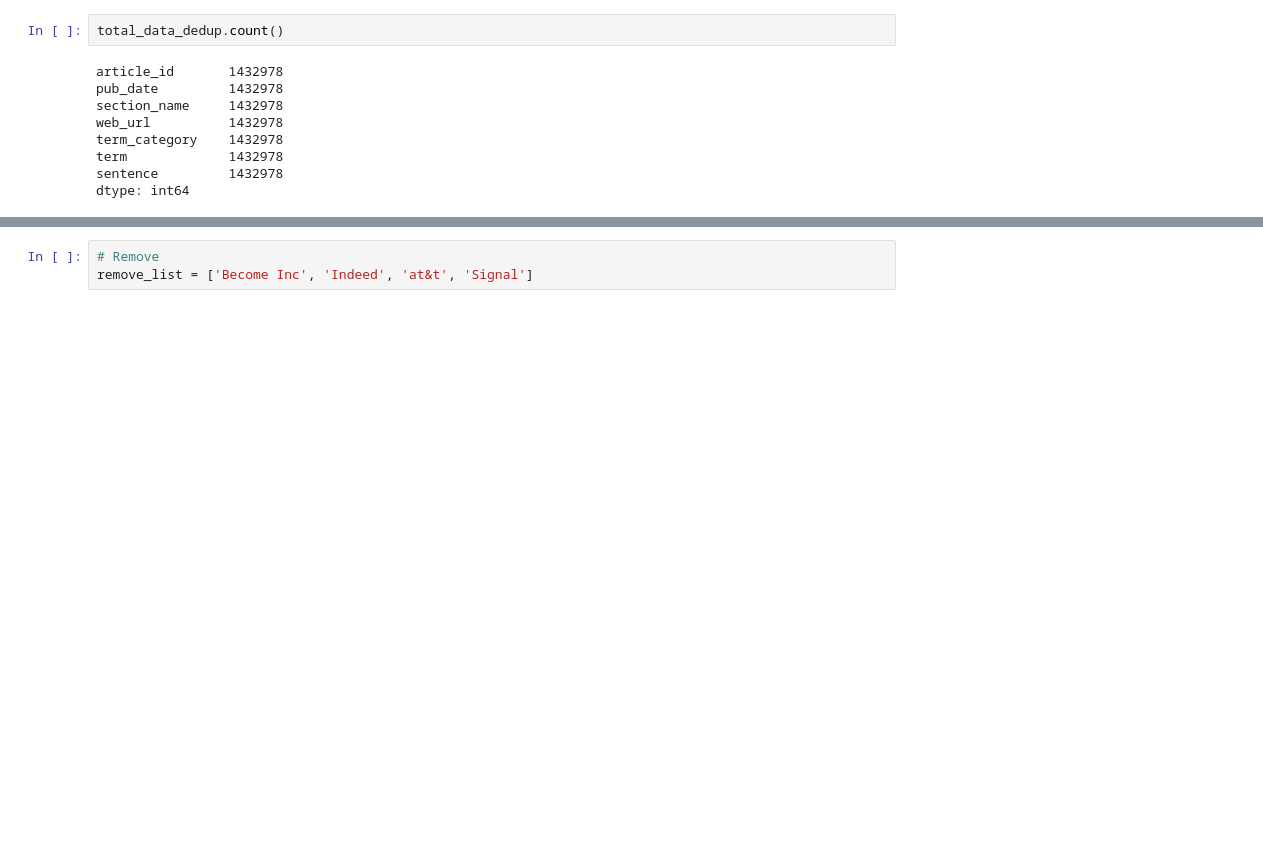
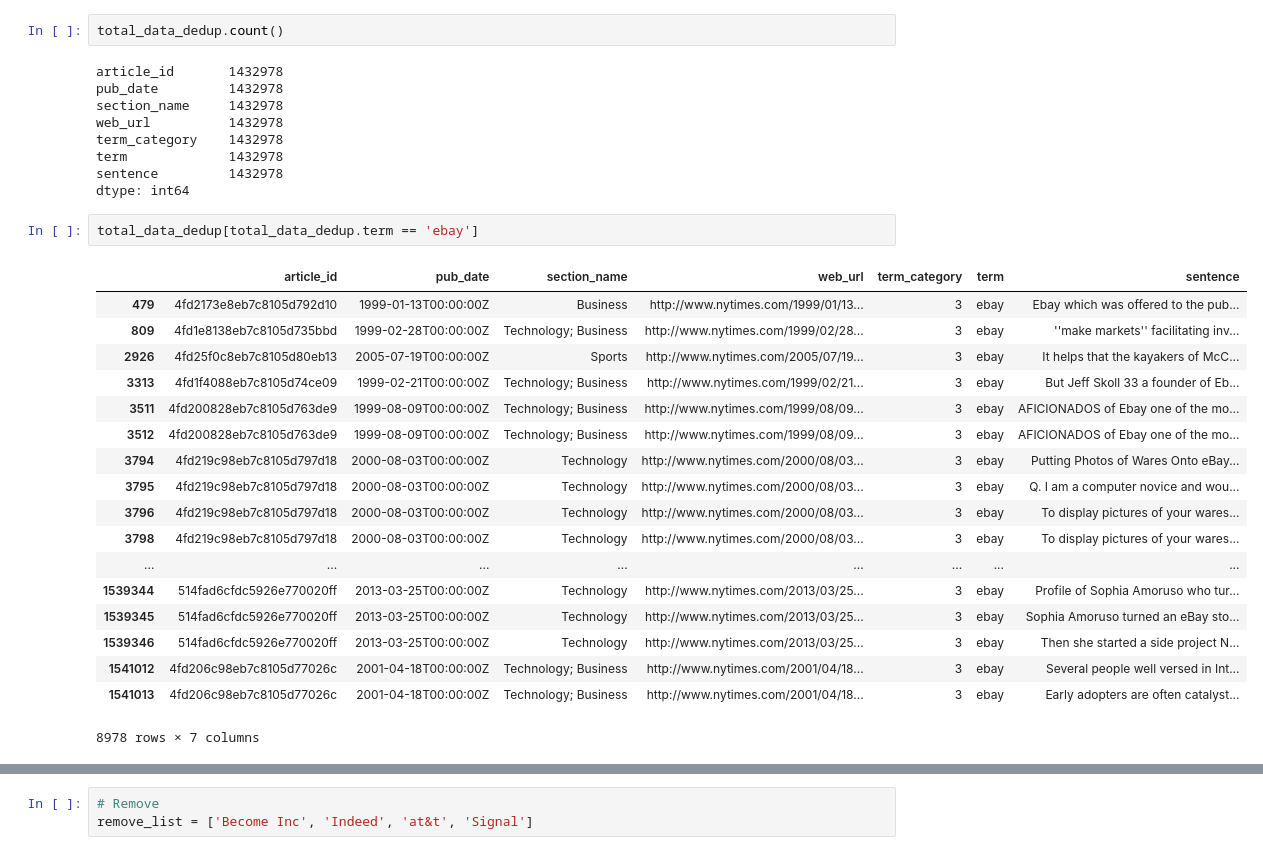
Before and after one commit to mavillard/liwc, a Jupyter notebook: csv_to_nytimes.ipynb, the cells around one changed output, grey strips where cells are left out. Drawn from its saved outputs; the diff is of its cells as text; blank space fills up the shorter version.

```diff
--- a/csv_to_nytimes.ipynb
+++ b/csv_to_nytimes.ipynb
@@ -34,3 +40,24 @@ term_category    1432978
 term             1432978
 sentence         1432978
 dtype: int64
+# %%
+total_data_dedup[total_data_dedup.term == 'ebay']
+# %% [output]
+|  | article_id | pub_date | section_name | web_url | term_category | term | sentence |
+| 479 | 4fd2173e8eb7c8105d792d10 | 1999-01-13T00:00:00Z | Business | http://www.nytimes.com/1999/01/13... | 3 | ebay | Ebay which was offered to the pub... |
+| 809 | 4fd1e8138eb7c8105d735bbd | 1999-02-28T00:00:00Z | Technology; Business | http://www.nytimes.com/1999/02/28... | 3 | ebay | ''make markets'' facilitating inv... |
+| 2926 | 4fd25f0c8eb7c8105d80eb13 | 2005-07-19T00:00:00Z | Sports | http://www.nytimes.com/2005/07/19... | 3 | ebay | It helps that the kayakers of McC... |
+| 3313 | 4fd1f4088eb7c8105d74ce09 | 1999-02-21T00:00:00Z | Technology; Business | http://www.nytimes.com/1999/02/21... | 3 | ebay | But Jeff Skoll 33 a founder of Eb... |
+| 3511 | 4fd200828eb7c8105d763de9 | 1999-08-09T00:00:00Z | Technology; Business | http://www.nytimes.com/1999/08/09... | 3 | ebay | AFICIONADOS of Ebay one of the mo... |
+| 3512 | 4fd200828eb7c8105d763de9 | 1999-08-09T00:00:00Z | Technology; Business | http://www.nytimes.com/1999/08/09... | 3 | ebay | AFICIONADOS of Ebay one of the mo... |
+| 3794 | 4fd219c98eb7c8105d797d18 | 2000-08-03T00:00:00Z | Technology | http://www.nytimes.com/2000/08/03... | 3 | ebay | Putting Photos of Wares Onto eBay... |
+| 3795 | 4fd219c98eb7c8105d797d18 | 2000-08-03T00:00:00Z | Technology | http://www.nytimes.com/2000/08/03... | 3 | ebay | Q. I am a computer novice and wou... |
+| 3796 | 4fd219c98eb7c8105d797d18 | 2000-08-03T00:00:00Z | Technology | http://www.nytimes.com/2000/08/03... | 3 | ebay | To display pictures of your wares... |
+| 3798 | 4fd219c98eb7c8105d797d18 | 2000-08-03T00:00:00Z | Technology | http://www.nytimes.com/2000/08/03... | 3 | ebay | To display pictures of your wares... |
+| ... | ... | ... | ... | ... | ... | ... | ... |
+| 1539344 | 514fad6cfdc5926e770020ff | 2013-03-25T00:00:00Z | Technology | http://www.nytimes.com/2013/03/25... | 3 | ebay | Profile of Sophia Amoruso who tur... |
+| 1539345 | 514fad6cfdc5926e770020ff | 2013-03-25T00:00:00Z | Technology | http://www.nytimes.com/2013/03/25... | 3 | ebay | Sophia Amoruso turned an eBay sto... |
+| 1539346 | 514fad6cfdc5926e770020ff | 2013-03-25T00:00:00Z | Technology | http://www.nytimes.com/2013/03/25... | 3 | ebay | Then she started a side project N... |
+| 1541012 | 4fd206c98eb7c8105d77026c | 2001-04-18T00:00:00Z | Technology; Business | http://www.nytimes.com/2001/04/18... | 3 | ebay | Several people well versed in Int... |
+| 1541013 | 4fd206c98eb7c8105d77026c | 2001-04-18T00:00:00Z | Technology; Business | http://www.nytimes.com/2001/04/18... | 3 | ebay | Early adopters are often catalyst... |
+8978 rows × 7 columns
```
Also changed, not shown: parts of 72 cells of this notebook, 2 other files.
